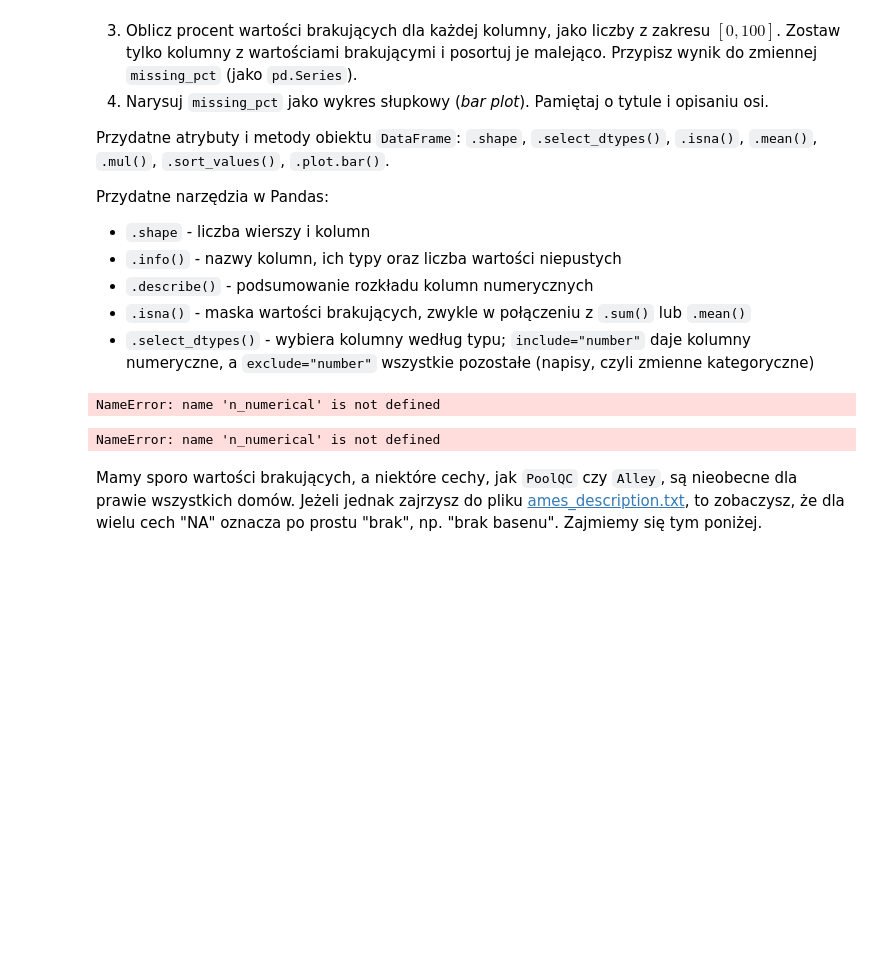
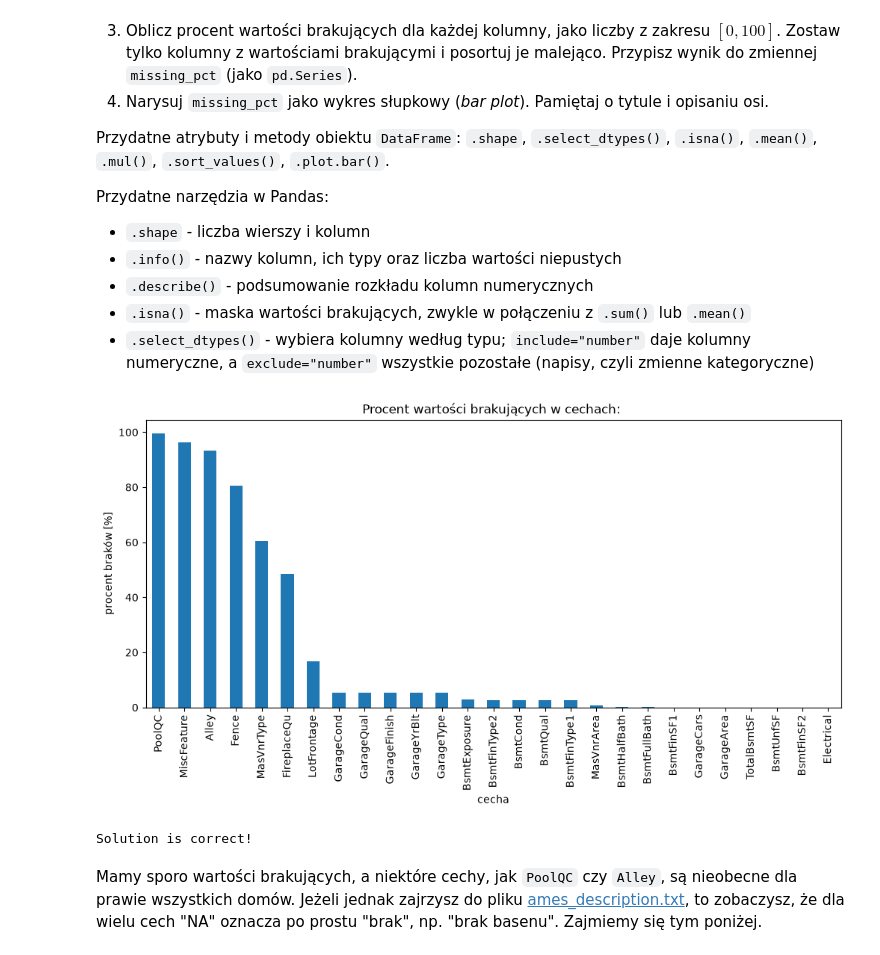
Before and after one commit to kassimma123/fundamentals-of-artificial-intelligence, a Jupyter notebook: lab1/lab_1.ipynb, the cells around one changed output. Cells and saved outputs as stored; diff of their text form; code cells hidden in the pictures; blank space fills up the shorter version.

```diff
--- a/lab1/lab_1.ipynb
+++ b/lab1/lab_1.ipynb
@@ -160,22 +160,34 @@ Przydatne narzędzia w Pandas:
 # %%
 # number of samples and features
 # your_code
 n_samples = df.shape[0] #liczba wierszy - samples
 n_features = df.shape[1] - 1 #lizcba kolumn - czasami features
 
 # number of numerical and categorical features
 # your_code
-n_numerical = df.select_dtypes(exclude="number").shape[1] - 1
-n_categorical = df.select_dtypes(exclude="number")
+n_numerical = df.select_dtypes(include="number").shape[1] - 1
+n_categorical = df.select_dtypes(exclude="number").shape[1]
 
 # percentage of missing values
 # your_code
+missing_pct = (
+    df.isna() #tabela True/False czy komórka jest pusta
+    .mean() #liczy średnią dla kadej kolumny
+    .mul(100) #mnozenie *100 zeby mieć procenty
+    .loc[lambda s: s>0] #zostawiamy tylko kolumny, które mają braki
+    .sort_values(ascending=False) #sort malejąco
 
+)
 
 # bar plot
 # your_code
+missing_pct.plot.bar(figsize=(12,5))
+plt.title("Procent wartości brakujących w cechach: ")
+plt.xlabel("cecha")
+plt.ylabel("procent braków [%]")
+plt.show()
 # %% [output]
-NameError: name 'n_numerical' is not defined
+[figure, added]
 # %%
 assert n_samples == 2930
 assert n_features == 81
@@ -188,7 +200,7 @@ assert 99 < missing_pct["PoolQC"] < 100
 
 print("Solution is correct!")
 # %% [output]
-NameError: name 'n_numerical' is not defined
+Solution is correct!
 # %% [markdown]
 Mamy sporo wartości brakujących, a niektóre cechy, jak `PoolQC` czy `Alley`, są nieobecne dla prawie wszystkich domów. Jeżeli jednak zajrzysz do pliku [ames_description.txt](ames_description.txt), to zobaczysz, że dla wielu cech "NA" oznacza po prostu "brak", np. "brak basenu". Zajmiemy się tym poniżej.
 # %% [markdown]
```
Also changed, not shown: parts of 12 cells of this notebook.
